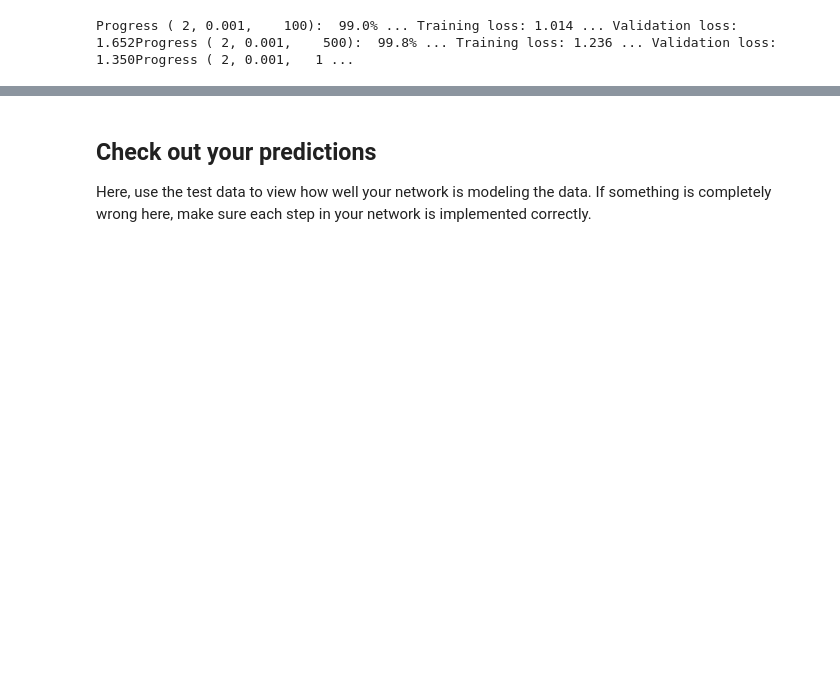
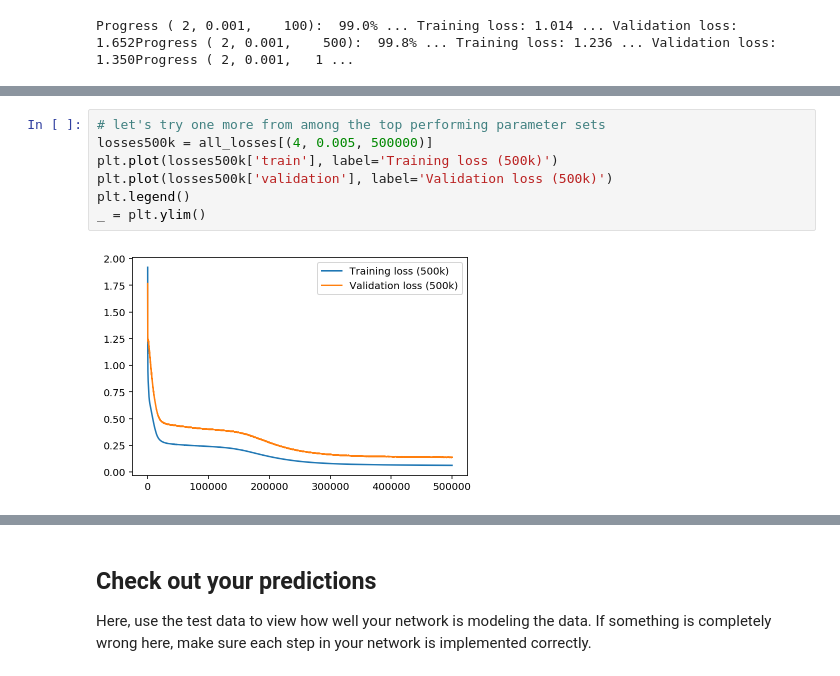
Before and after one commit to ivogeorg/deep-learning, a Jupyter notebook: first-neural-network/Your_first_neural_network.ipynb, the cells around one changed output, grey strips where cells are left out. Drawn from its saved outputs; the diff is of its cells as text; blank space fills up the shorter version.

```diff
--- a/first-neural-network/Your_first_neural_network.ipynb
+++ b/first-neural-network/Your_first_neural_network.ipynb
@@ -361,0 +594,9 @@ Progress ( 2, 0.001,    100):  99.0% ... Training loss: 1.014 ... Validation los
+# %%
+# let's try one more from among the top performing parameter sets
+losses500k = all_losses[(4, 0.005, 500000)]
+plt.plot(losses500k['train'], label='Training loss (500k)')
+plt.plot(losses500k['validation'], label='Validation loss (500k)')
+plt.legend()
+_ = plt.ylim()
+# %% [output]
+[figure, added]
```
Also changed, not shown: parts of 41 cells of this notebook, 1 other file.
